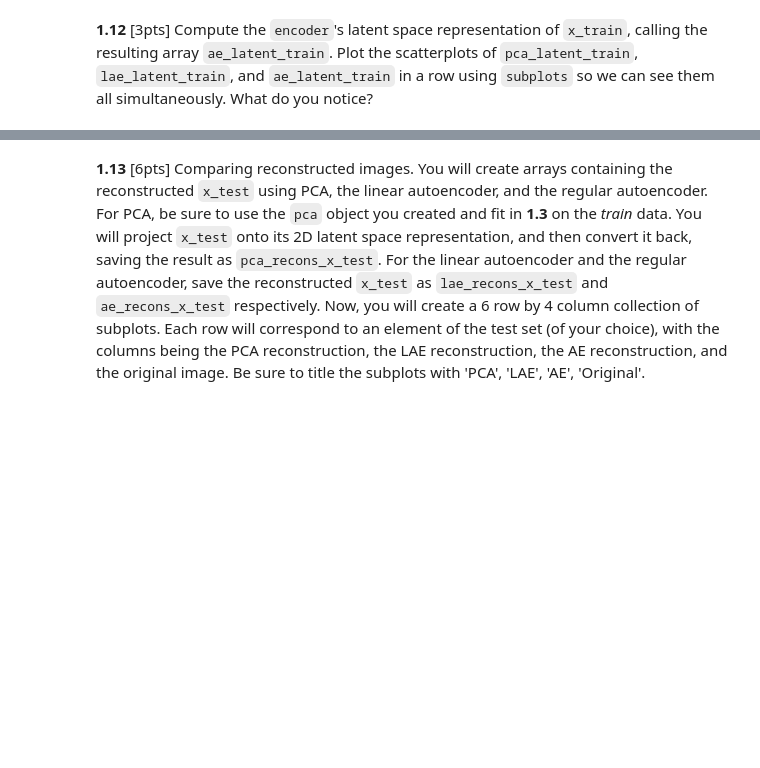
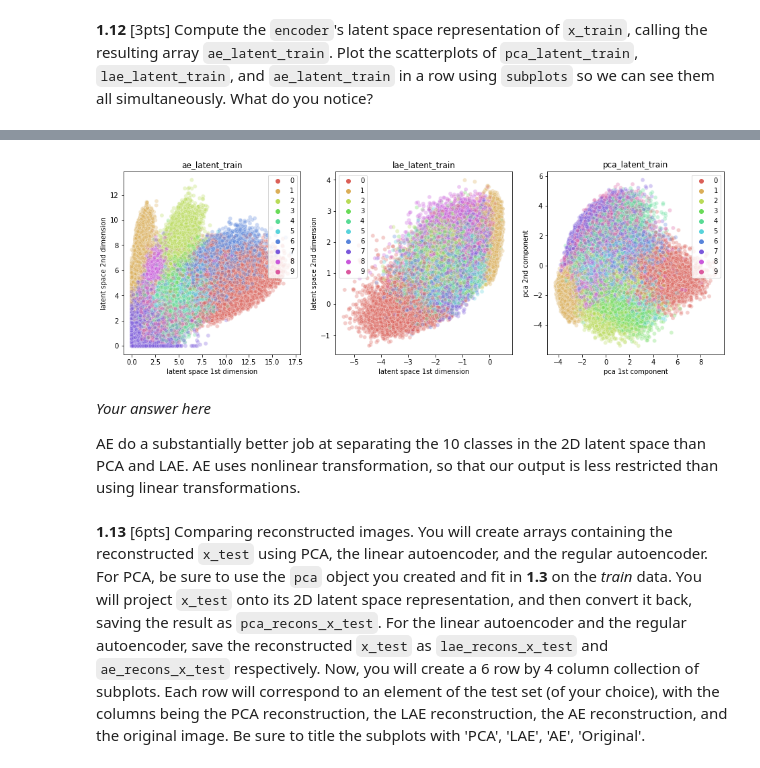
Before and after one commit to Ruby122/2020-CS109B, a Jupyter notebook: content/homeworks/hw05/cs109b-hw5-students.ipynb, the cells around one changed output, grey strips where cells are left out. Cells and saved outputs as stored; diff of their text form; code cells hidden in the pictures; blank space fills up the shorter version.

```diff
--- a/content/homeworks/hw05/cs109b-hw5-students.ipynb
+++ b/content/homeworks/hw05/cs109b-hw5-students.ipynb
@@ -268,3 +460,4 @@ history = lae.fit(x_train_flatten, x_train_flatten,
 **1.12** [3pts] Compute the `encoder`'s latent space representation of `x_train`, calling the resulting array `ae_latent_train`. Plot the scatterplots of `pca_latent_train`, `lae_latent_train`, and `ae_latent_train` in a row using `subplots` so we can see them all simultaneously. What do you notice?
 # %%
 # your code here
+ae_latent_train = encoder.predict(x_train_flatten)
@@ -275,2 +464,48 @@ history = lae.fit(x_train_flatten, x_train_flatten,
+# %%
+# your code here
+fig, ax = plt.subplots(1, 3, figsize=(16,5))
+
+sns.scatterplot(
+    x= ae_latent_train[:,0], y= ae_latent_train[:,1],
+    hue= y_train,
+    palette=sns.color_palette("hls", 10),
+    legend="full",
+    alpha=0.3,
+    ax = ax[0]
+)
+ax[0].set_xlabel('latent space 1st dimension')
+ax[0].set_ylabel('latent space 2nd dimension')
+ax[0].set_title('ae_latent_train')
+
+sns.scatterplot(
+    x= lae_latent_train[:,0], y= lae_latent_train[:,1],
+    hue= y_train,
+    palette=sns.color_palette("hls", 10),
+    legend="full",
+    alpha=0.3,
+    ax = ax[1]
+)
+ax[1].set_xlabel('latent space 1st dimension')
+ax[1].set_ylabel('latent space 2nd dimension')
+ax[1].set_title('lae_latent_train')
+
+sns.scatterplot(
+    x= pca_latent_train[:,0], y= pca_latent_train[:,1],
+    hue= y_train,
+    palette=sns.color_palette("hls", 10),
+    legend="full",
+    alpha=0.3,
+    ax = ax[2]
+)
+ax[2].set_xlabel('pca 1st component')
+ax[2].set_ylabel('pca 2nd component')
+ax[2].set_title('pca_latent_train')
+plt.show()
+# %% [output]
+[figure, added]
+# %% [markdown]
+*Your answer here*
+
+AE do a substantially better job at separating the 10 classes in the 2D latent space than PCA and LAE. AE uses nonlinear transformation, so that our output is less restricted than using linear transformations.
 # %% [markdown]
 **1.13** [6pts] Comparing reconstructed images. You will create arrays containing the reconstructed `x_test` using PCA, the linear autoencoder, and the regular autoencoder. For PCA, be sure to use the `pca` object you created and fit in **1.3** on the *train* data. You will project `x_test` onto its 2D latent space representation, and then convert it back, saving the result as `pca_recons_x_test`. For the linear autoencoder and the regular autoencoder, save the reconstructed `x_test` as `lae_recons_x_test` and `ae_recons_x_test` respectively. Now, you will create a 6 row by 4 column collection of subplots. Each row will correspond to an element of the test set (of your choice), with the columns being the PCA reconstruction, the LAE reconstruction, the AE reconstruction, and the original image. Be sure to title the subplots with 'PCA', 'LAE', 'AE', 'Original'.
```
Also changed, not shown: parts of 34 cells of this notebook, 2 other files.
